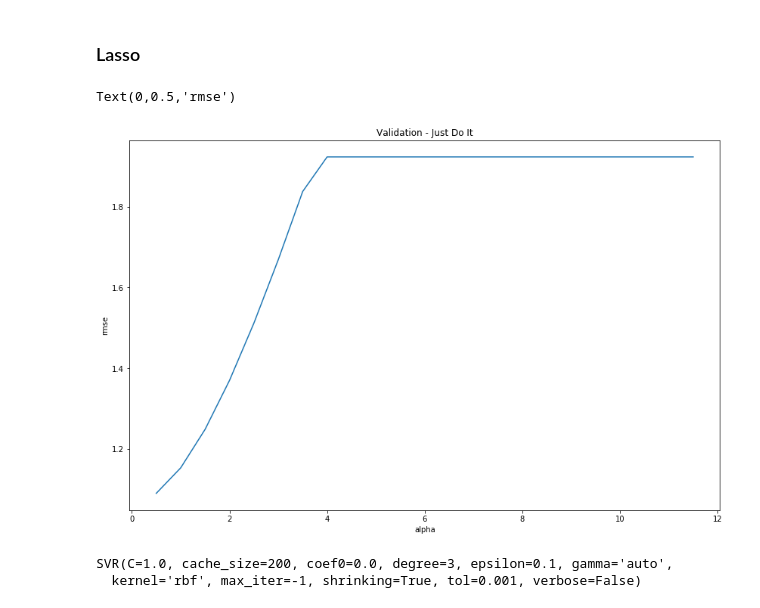
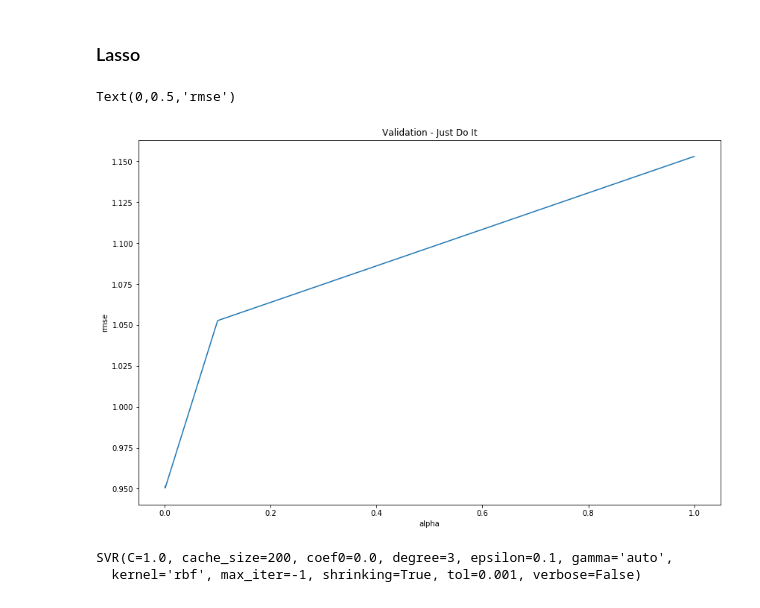
Before and after one commit to diogoflorencio/machine-learning, a Jupyter notebook: lab3/Previsão de Votação de Deputados.ipynb, the cells around one changed output. Drawn from its saved outputs; the diff is of its cells as text; code cells hidden in the pictures.

Commit message:
modelos malucos

```diff
--- a/lab3/Previsão de Votação de Deputados.ipynb
+++ b/lab3/Previsão de Votação de Deputados.ipynb
@@ -64,7 +64,7 @@ array([[<matplotlib.axes._subplots.AxesSubplot object at 0x...>,
 Todos os atributos numéricos possuem viés para direita, neste caso é preciso normalizar-los. Atributos irrelevantes como `sequencial_candidato` e `nome` podem ser removidos. Valores faltantes foram substituídos pela média do respectivo atributo. Os dados de treino e validação foram divididos de acordo com o ano, 2006 treino e 2010 validação.
 # %%
 #removendo variáveis irrelevantes
-points = points.drop(columns=['sequencial_candidato', 'nome'])
+#points = points.drop(columns=['sequencial_candidato', 'nome'])
 
 #selecionando atributos numéricos
 numeric_feats = points.dtypes[points.dtypes != "object"].index
@@ -77,14 +77,21 @@ numeric_feats = points.dtypes[points.dtypes != "object"].index
 #filling NA's with the mean of the column:
 points = points.fillna(points.mean())
 
-#normalizando atributos numéricos
-points[numeric_feats[1:]] = np.log1p(points[numeric_feats[1:]])
+#normalizando atributos numéricos exceto ano
+points[numeric_feats[1 :]] = np.log1p(points[numeric_feats[1:]])
 
 #particionando os dados
-train = points.loc[:,:'ocupacao'].loc[points['ano'] == 2006]
-y_train = points.loc[:,'votos':].loc[points['ano'] == 2006]
-validation = points.loc[:,:'ocupacao'].loc[points['ano'] == 2010]
-y_validation = points.loc[:,'votos':].loc[points['ano'] == 2010]
+train = points.loc[:,:'ocupacao'].loc[points['ano'] == 2010]
+y_train = points.loc[:,'votos':].loc[points['ano'] == 2010]
+validation = points.loc[:,:'ocupacao'].loc[points['ano'] == 2006]
+y_validation = points.loc[:,'votos':].loc[points['ano'] == 2006]
+
+from sklearn.model_selection import train_test_split
+entrada = points.loc[:,:'ocupacao']
+saida = points.loc[:,'votos':]
+x_treino, x_teste, y_treino, y_teste = train_test_split(entrada, saida)
+
+x_treino = pd.get_dummies(x_treino)
 
 #convertendo variáveis categóricas em dummy
 train = pd.get_dummies(train)
@@ -91,0 +101,5 @@ validation = pd.get_dummies(validation)
+# %%
+from sklearn.model_selection import cross_val_score
+def rmse_cv(model):
+    rmse= np.sqrt(-cross_val_score(model, x_treino, y_treino, scoring="neg_mean_squared_error", cv=5))
+    return(rmse)
@@ -92,14 +116,8 @@ validation = pd.get_dummies(validation)
 # %% [markdown]
 ### Ridge
 # %%
-from sklearn.linear_model import Ridge, RidgeCV, LinearRegression, LassoCV, LassoLarsCV, Lasso, RandomForestClassifier
-from sklearn.model_selection import cross_val_score
-
-def rmse_cv(model):
-    rmse= np.sqrt(-cross_val_score(model, train, y_train, scoring="neg_mean_squared_error", cv=5))
-    return(rmse)
-
-alphas_ridge = np.arange(1,12,0.5).tolist()
+from sklearn.linear_model import Ridge
+alphas_ridge = np.arange(0.5,12,0.5).tolist()
 cv_ridge = [rmse_cv(Ridge(alpha = alpha)).mean()
             for alpha in alphas_ridge]
 cv_ridge = pd.Series(cv_ridge, index = alphas_ridge)
@@ -111,19 +130,18 @@ ImportError: cannot import name 'RandomForestClassifier'
 # %% [markdown]
 ### Lasso
 # %%
-import warnings
-warnings.filterwarnings('ignore')
-alphas_lasso = np.arange(0.5,12,0.5).tolist()
+from sklearn.linear_model import Lasso
+alphas_lasso = [1, 0.1, 0.001, 0.0005]
 
-cv_lasso = [rmse_cv(Lasso(alpha = alpha).fit(train, y_train)).mean()
+cv_lasso = [rmse_cv(Lasso(alpha = alpha)).mean()
             for alpha in alphas_lasso]
 
 cv_lasso = pd.Series(cv_lasso, index = alphas_lasso)
 cv_lasso.plot(title = "Validation - Just Do It")
 plt.xlabel("alpha")
 plt.ylabel("rmse")
 # %% [output]
 Text(0,0.5,'rmse')
-[figure, old version]
+[figure, new version]
 # %%
 from sklearn.svm import SVR
```
Also changed, not shown: parts of 8 cells of this notebook, 1 other file.
